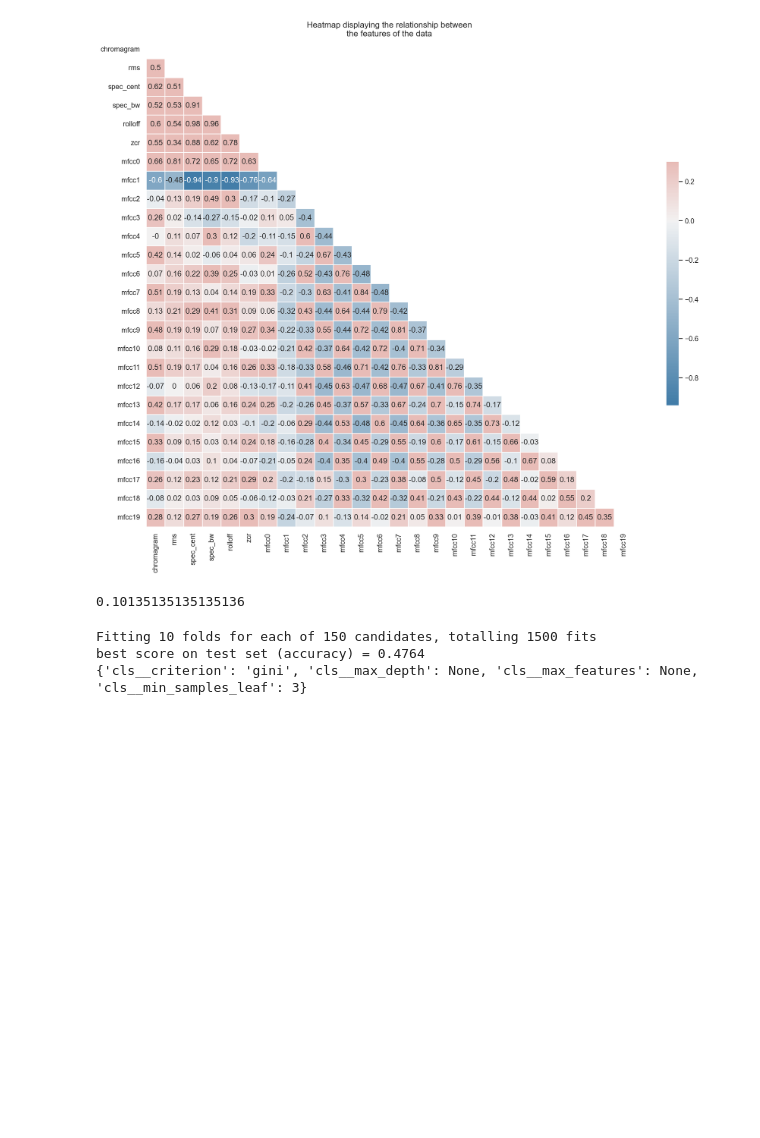
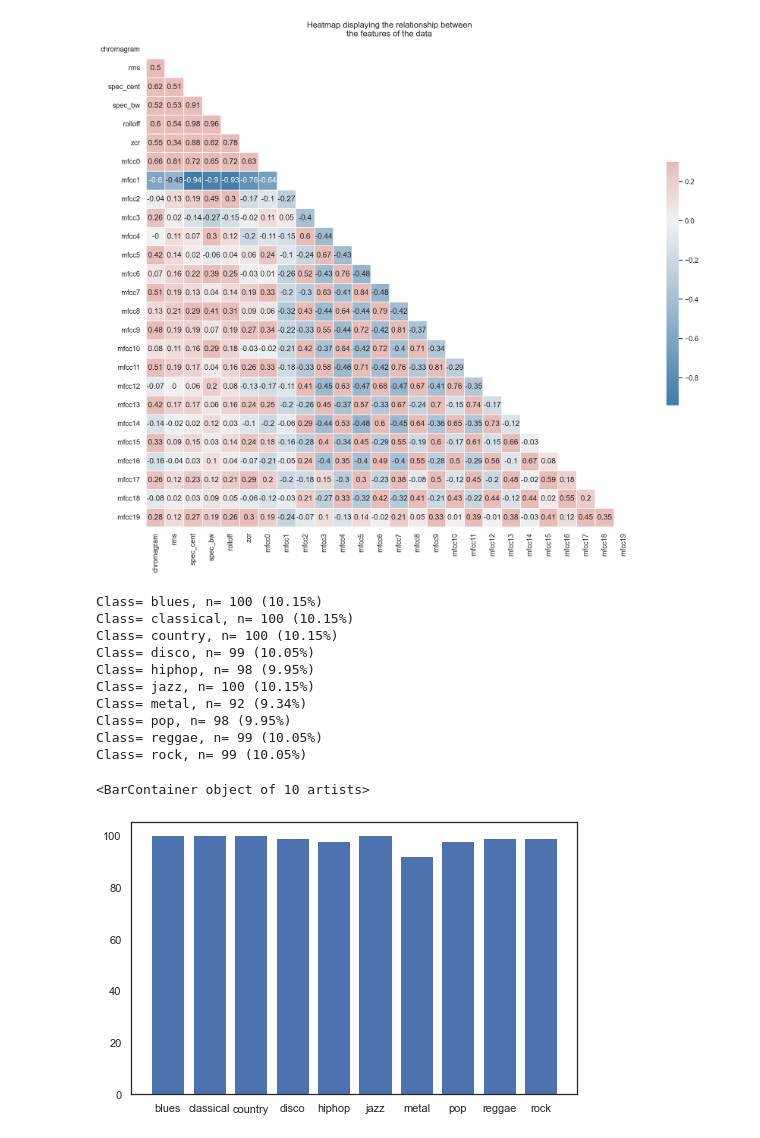
Before and after one commit to ValeGian/MusicClassifier, a Jupyter notebook: GTZAN_EDA_and_Model.ipynb, the cells around one changed output. Saved outputs shown, nothing was run; the diff lists cells and outputs as text; code cells hidden in the pictures; blank space fills up the shorter version.

```diff
--- a/GTZAN_EDA_and_Model.ipynb
+++ b/GTZAN_EDA_and_Model.ipynb
@@ -227,4 +230,29 @@ plt.title('Heatmap displaying the relationship between\nthe features of the data
 plt.show()
 # %% [output]
 [figure]
+# %%
+# Initialize Features and Target
+X, y = dt.extract_features_and_label(df)
+
+# view class imbalance in full dataset
+counter = Counter(y)
+for k,v in counter.items():
+    per = v / len(y) * 100
+    print(f'Class= {k}, n= {v} ({per:.2f}%)')
+
+fig, ax = plt.subplots(figsize=(8, 5))
+ax.bar(counter.keys(), counter.values())
+# %% [output]
+Class= blues, n= 100 (10.15%)
+Class= classical, n= 100 (10.15%)
+Class= country, n= 100 (10.15%)
+Class= disco, n= 99 (10.05%)
+Class= hiphop, n= 98 (9.95%)
+Class= jazz, n= 100 (10.15%)
+Class= metal, n= 92 (9.34%)
+Class= pop, n= 98 (9.95%)
+Class= reggae, n= 99 (10.05%)
+Class= rock, n= 99 (10.05%)
+<BarContainer object of 10 artists>
+[figure, added]
 # %%
@@ -236,25 +260,0 @@ X_train, X_test, y_train, y_test = train_test_split(X, y, test_size=0.3, stratif
-# %%
-DummyClassifier().fit(X_train, y_train).score(X_test, y_test)
-# %% [output]
-0.10135135135135136
-# %%
-params = {
-    "cls__criterion": ["gini", "entropy"],
-    "cls__max_depth":  [None, 2, 3, 4, 20],
-    "cls__min_samples_leaf":  [1, 2, 3, 4, 20],
-    "cls__max_features": [None, 'sqrt', 'log2']
-}
-
-pipe_cart = Pipeline([
-    ('cls', DecisionTreeClassifier(random_state=101))
-])
-
-grid_cart = GridSearchCV(pipe_cart, params, scoring='accuracy', cv=10, n_jobs=-1, verbose=10)
-grid_cart.fit(X_train, y_train)
-preds = grid_cart.predict(X_test)
-print("best score on test set (accuracy) = {:.4f}".format(accuracy_score(y_test, preds)))
-print(grid_cart.best_params_)
-# %% [output]
-Fitting 10 folds for each of 150 candidates, totalling 1500 fits
-best score on test set (accuracy) = 0.4764
-{'cls__criterion': 'gini', 'cls__max_depth': None, 'cls__max_features': None, 'cls__min_samples_leaf': 3}
```
Also changed, not shown: parts of 12 cells of this notebook, 1 other file.
